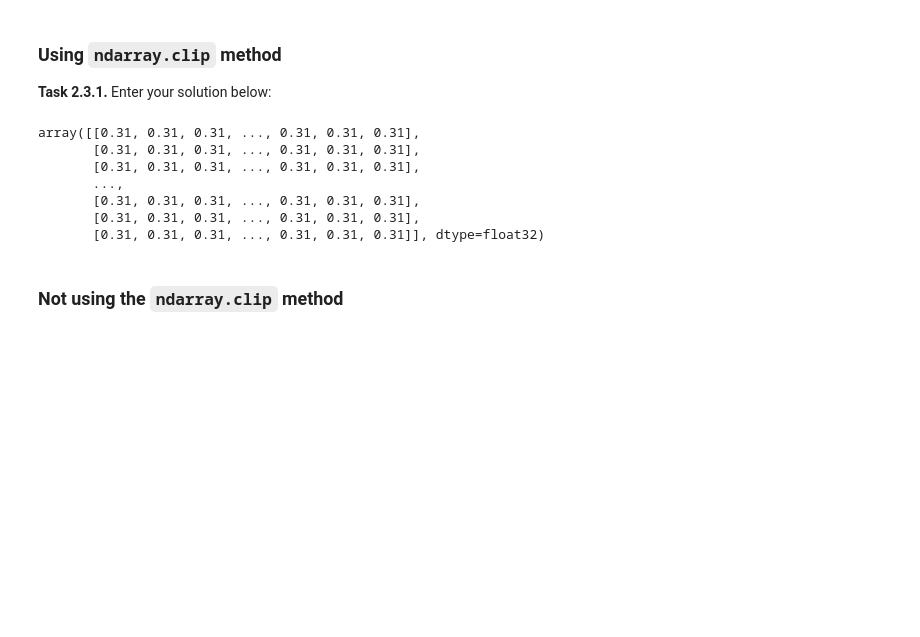
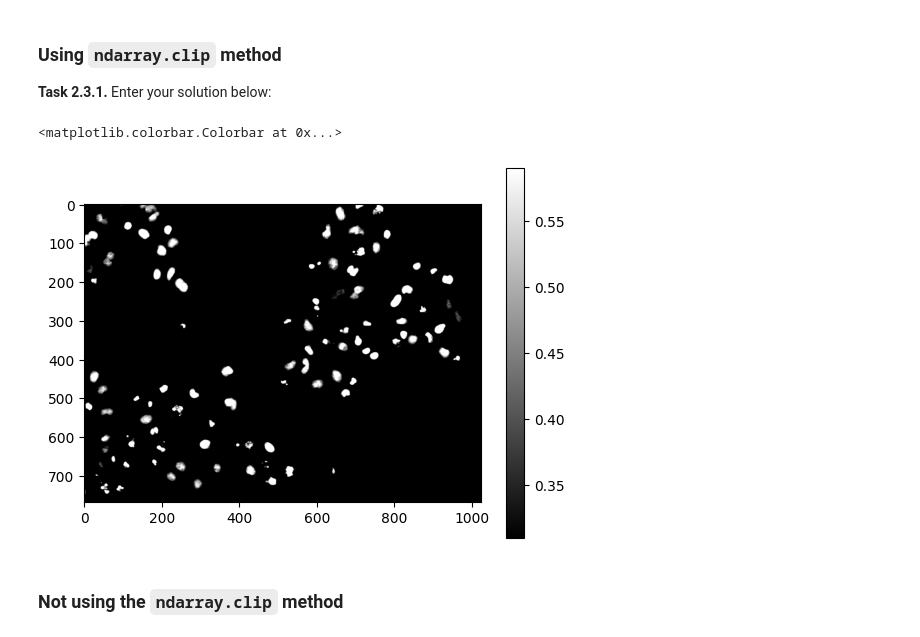
Before and after one commit to PaulEsslinger/mobi-fs3-python, a Jupyter notebook: task2.ipynb, the cells around one changed output. Drawn from its saved outputs; the diff is of its cells as text; code cells hidden in the pictures; blank space fills up the shorter version.

Commit message:
Working on manual image clipping

```diff
--- a/task2.ipynb
+++ b/task2.ipynb
@@ -46,16 +46,13 @@ T2 = 0.59
 ### Using `ndarray.clip` method
 
 **<a id="#">Task 2.3.1.</a>** Enter your solution below:
-# %%
-img.clip(T1, T2)
-# %% [output]
-array([[0.31, 0.31, 0.31, ..., 0.31, 0.31, 0.31],
-       [0.31, 0.31, 0.31, ..., 0.31, 0.31, 0.31],
-       [0.31, 0.31, 0.31, ..., 0.31, 0.31, 0.31],
-       ...,
-       [0.31, 0.31, 0.31, ..., 0.31, 0.31, 0.31],
-       [0.31, 0.31, 0.31, ..., 0.31, 0.31, 0.31],
-       [0.31, 0.31, 0.31, ..., 0.31, 0.31, 0.31]], dtype=float32)
+# %%
+img_clip1 = img.clip(T1, T2)
+plt.imshow(img_clip1, 'grey')
+plt.colorbar()
+# %% [output]
+<matplotlib.colorbar.Colorbar at 0x...>
+[figure, added]
 # %% [markdown]
 ### Not using the `ndarray.clip` method
 # %% [markdown]
```
Also changed, not shown: parts of 4 cells of this notebook.
